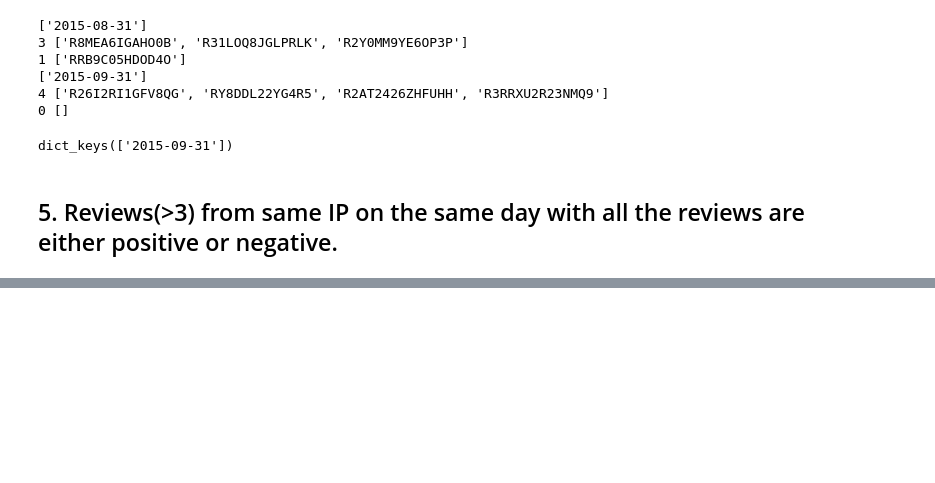
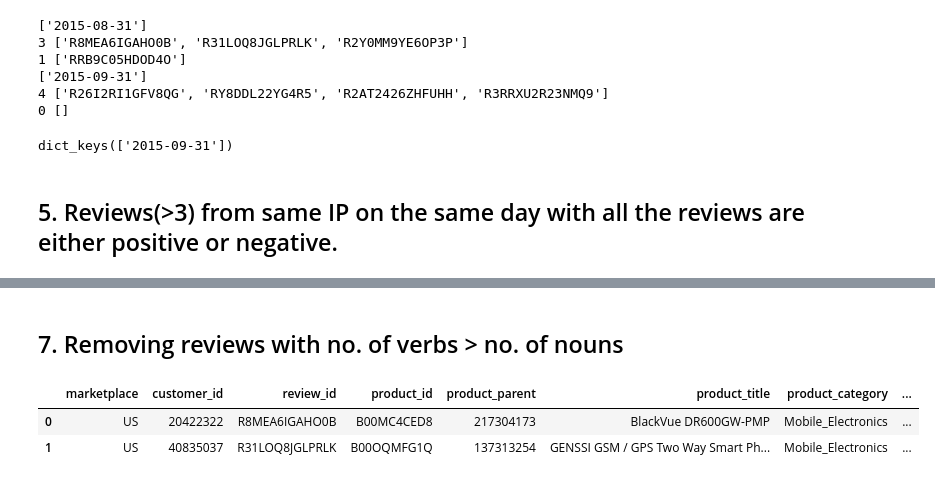
Before and after one commit to anubhavs11/Fake-Product-Review-Monitoring, a Jupyter notebook: Review Monitoring.ipynb, the cells around one changed output, grey strips where cells are left out. Drawn from its saved outputs; the diff is of its cells as text; code cells hidden in the pictures; blank space fills up the shorter version.

```diff
--- a/Review Monitoring.ipynb
+++ b/Review Monitoring.ipynb
@@ -256,0 +276,10 @@ for i in range(len(ip_list)):
+# %% [markdown]
+## 7. Removing reviews with no. of verbs > no. of nouns
+# %%
+dataset = pd.read_csv("reviews2.csv",sep='\t')
+dataset.drop(axis=0,columns = "Unnamed: 0",inplace=True)
+dataset.head(2)
+# %% [output]
+|  | marketplace | customer_id | review_id | product_id | product_parent | product_title | product_category | ... |
+| 0 | US | 20422322 | R8MEA6IGAHO0B | B00MC4CED8 | 217304173 | BlackVue DR600GW-PMP | Mobile_Electronics | ... |
+| 1 | US | 40835037 | R31LOQ8JGLPRLK | B00OQMFG1Q | 137313254 | GENSSI GSM / GPS Two Way Smart Ph... | Mobile_Electronics | ... |
```
Also changed, not shown: parts of 8 cells of this notebook.
